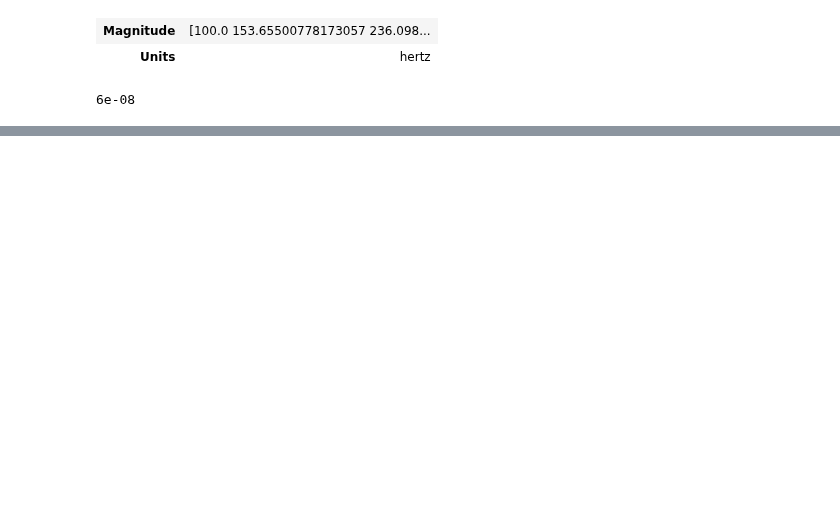
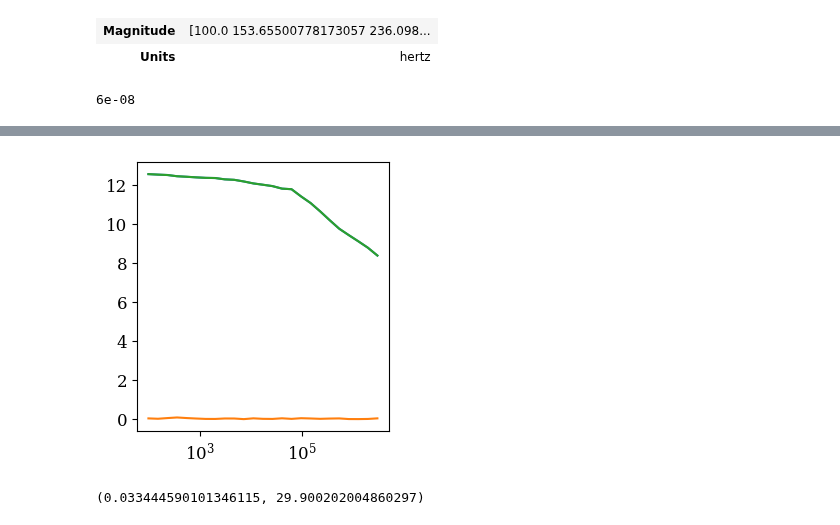
Before and after one commit to Marohn-Group/dissipationtheory, a Jupyter notebook: development/dissipation-theory--Study-17.ipynb, the cells around one changed output, grey strips where cells are left out. Cells and saved outputs as stored; diff of their text form; code cells hidden in the pictures; blank space fills up the shorter version.

```diff
--- a/development/dissipation-theory--Study-17.ipynb
+++ b/development/dissipation-theory--Study-17.ipynb
@@ -142,0 +178,12 @@ sample1_jit.cantilever.d = d_original
+# %%
+plt.semilogx(x, abs(y2r), label='X channel')
+plt.semilogx(x, abs(y2i), label='Y channel')
+plt.semilogx(x, y2m, label='magnitude')
+plt.show()
+# %% [output]
+[figure, added]
+# %%
+scale = abs(y1[0]/y2m[0])
+(scale, 1/scale)
+# %% [output]
+(0.033444590101346115, 29.900202004860297)
```
Also changed, not shown: parts of 54 cells of this notebook, 1 other file.
